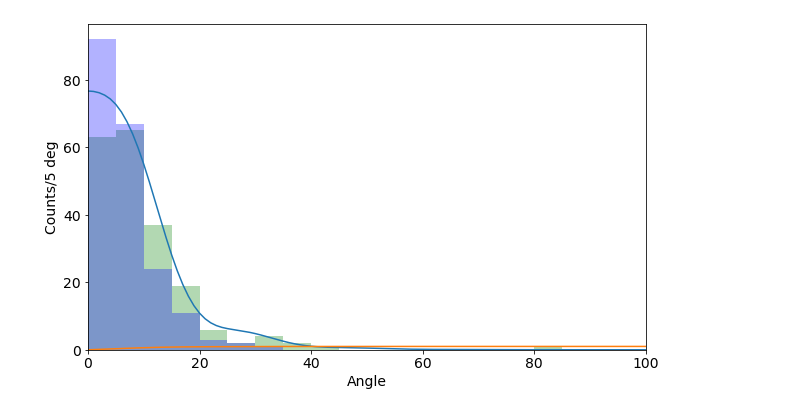
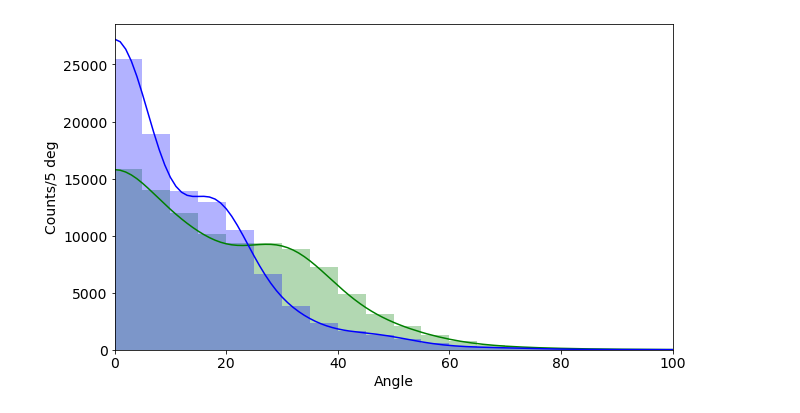
Before and after one commit to Fernando-Montes/SignalProcessing, a Jupyter notebook: ProbabilityDistribution.ipynb, the cells around one changed output. Saved outputs shown, nothing was run; the diff lists cells and outputs as text; code cells hidden in the pictures.

Commit message:
Added reaction angular distr.

```diff
--- a/ProbabilityDistribution.ipynb
+++ b/ProbabilityDistribution.ipynb
@@ -2,37 +2,44 @@
 # Reads probability distribution from file and return a list of random numbers based on the distribution
 
 import pandas as pd
 import matplotlib.pyplot as plt
 import random
 
 
-def randomPDF(n = 1, fileName = "DataSets/test1.csv"):      # returns random numbers list of length n
+def randomPDF(n = 1, fileName = "DataSets/2702_l3.csv"):      # returns random numbers list of length n
                                                             # with pdf given in fileName
     dis = pd.read_csv(fileName, header = None)           # Reads probability distribution
     cdf = [sum(dis[1][:i]) for i in range(len(dis))]     # Obtainining CDF
     cdf = [num/cdf[-1] for num in cdf]                   # Normalizing CDF
 
     pdf = list()
     for i in range(n):
         rnd = random.random()
         i = 0
         while rnd > cdf[i]:
             i = i + 1
         f = (cdf[i]-rnd)/(cdf[i]-cdf[i-1])
         pdf.append( dis[0][i-1]+f )
     return (pdf)
 
 plt.figure(figsize=(10,6))
 plt.rc('font', size = 14)
-plt.plot(dis[0], 25*dis[1])
-plt.plot(dis[0], cdf)
+
+num = 100000
+
+dis = pd.read_csv("DataSets/2702_l3.csv", header = None)           # Reads probability distribution
+plt.plot(dis[0], num*47/200*dis[1], color='g')
+
+dis = pd.read_csv("DataSets/2616_l1.csv", header = None)           # Reads probability distribution
+plt.plot(dis[0], num*45/200*dis[1], color='b')
+
 kwargs = dict(alpha = 0.3, bins = [5*i for i in range(36)])
-plt.hist(randomPDF(200, "DataSets/test1.csv"), **kwargs, color='g')
-plt.hist(randomPDF(200, "DataSets/test2.csv"), **kwargs, color='b')
+plt.hist(randomPDF(num, "DataSets/2702_l3.csv"), **kwargs, color='g')
+plt.hist(randomPDF(num, "DataSets/2616_l1.csv"), **kwargs, color='b')
 plt.xlabel('Angle')
 plt.ylabel('Counts/5 deg')
 plt.xlim([0,100])
 plt.show()
 # %% [output]
-[figure, old version]
+[figure, new version]
 # %%
```
Also changed, not shown: parts of 1 cell of this notebook.
